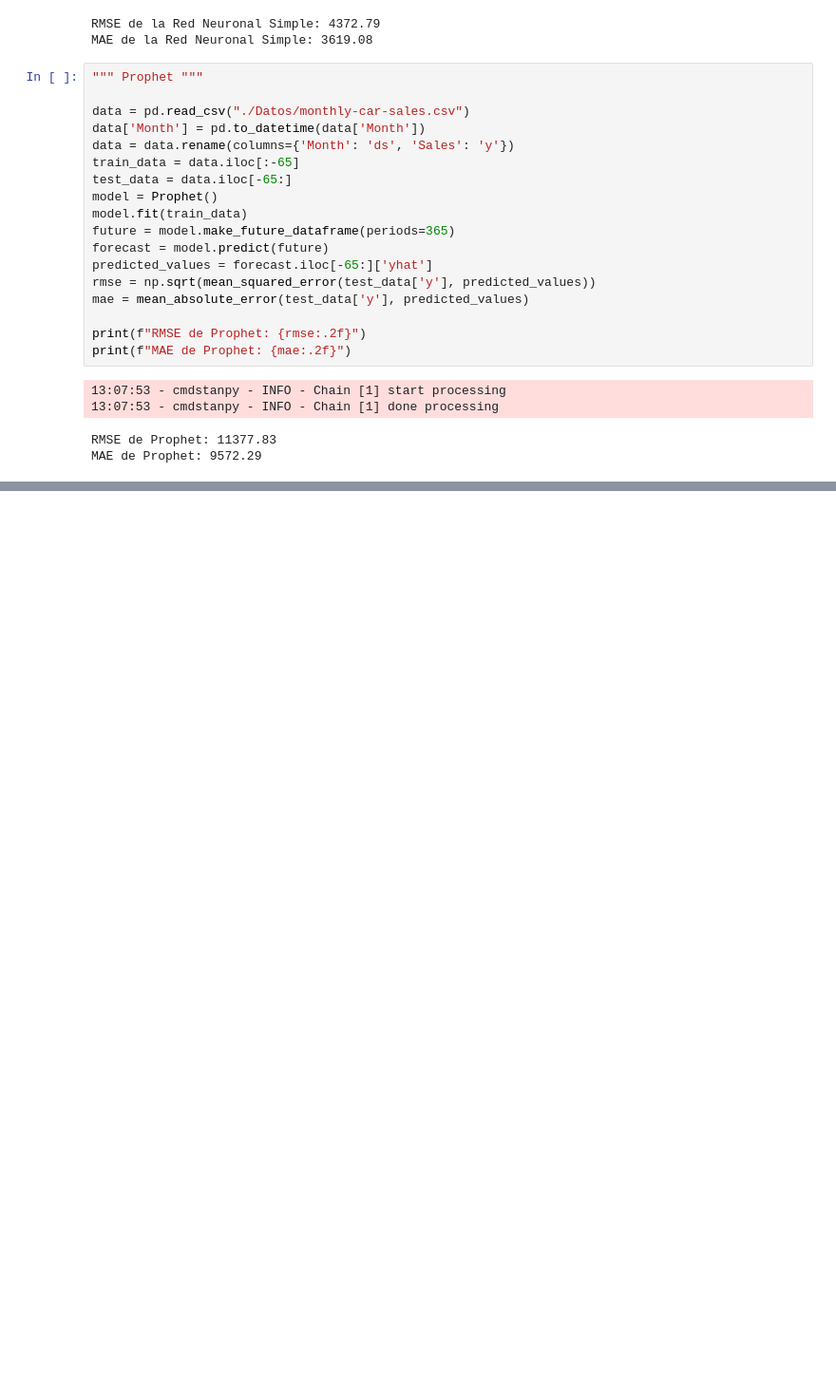
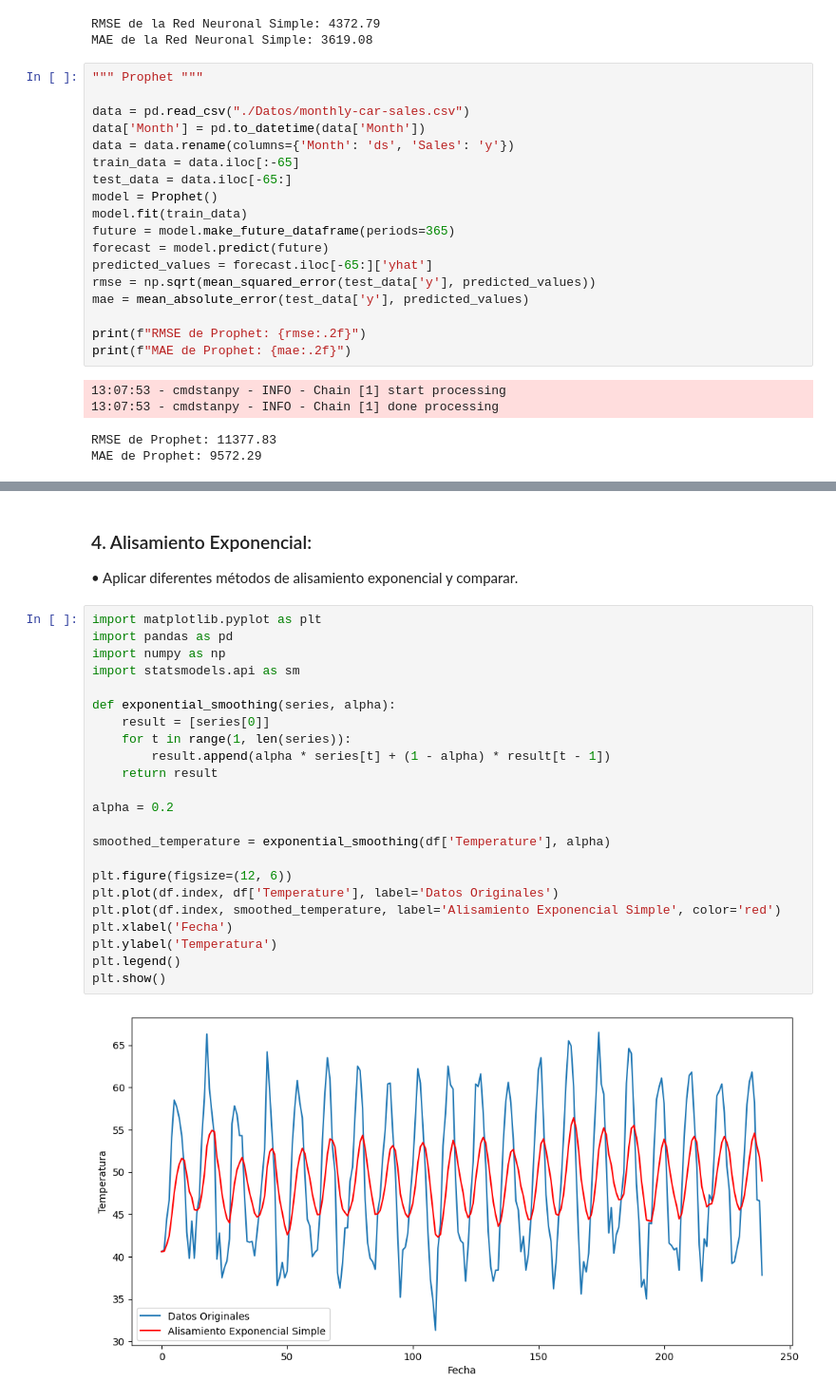
Before and after one commit to GabrielVicente-GT/CC3084_Laboratorio3, a Jupyter notebook: Lab3.ipynb, the cells around one changed output, grey strips where cells are left out. Shown at 95% size. Saved outputs shown, nothing was run; the diff lists cells and outputs as text; blank space fills up the shorter version.

```diff
--- a/Lab3.ipynb
+++ b/Lab3.ipynb
@@ -628,0 +765,28 @@ MAE de Prophet: 9572.29
+# %% [markdown]
+### 4. Alisamiento Exponencial:
+• Aplicar diferentes métodos de alisamiento exponencial y comparar.
+# %%
+import matplotlib.pyplot as plt
+import pandas as pd
+import numpy as np
+import statsmodels.api as sm
+
+def exponential_smoothing(series, alpha):
+    result = [series[0]]
+    for t in range(1, len(series)):
+        result.append(alpha * series[t] + (1 - alpha) * result[t - 1])
+    return result
+
+alpha = 0.2
+
+smoothed_temperature = exponential_smoothing(df['Temperature'], alpha)
+
+plt.figure(figsize=(12, 6))
+plt.plot(df.index, df['Temperature'], label='Datos Originales')
+plt.plot(df.index, smoothed_temperature, label='Alisamiento Exponencial Simple', color='red')
+plt.xlabel('Fecha')
+plt.ylabel('Temperatura')
+plt.legend()
+plt.show()
+# %% [output]
+[figure, added]
```
Also changed, not shown: parts of 38 cells of this notebook.
